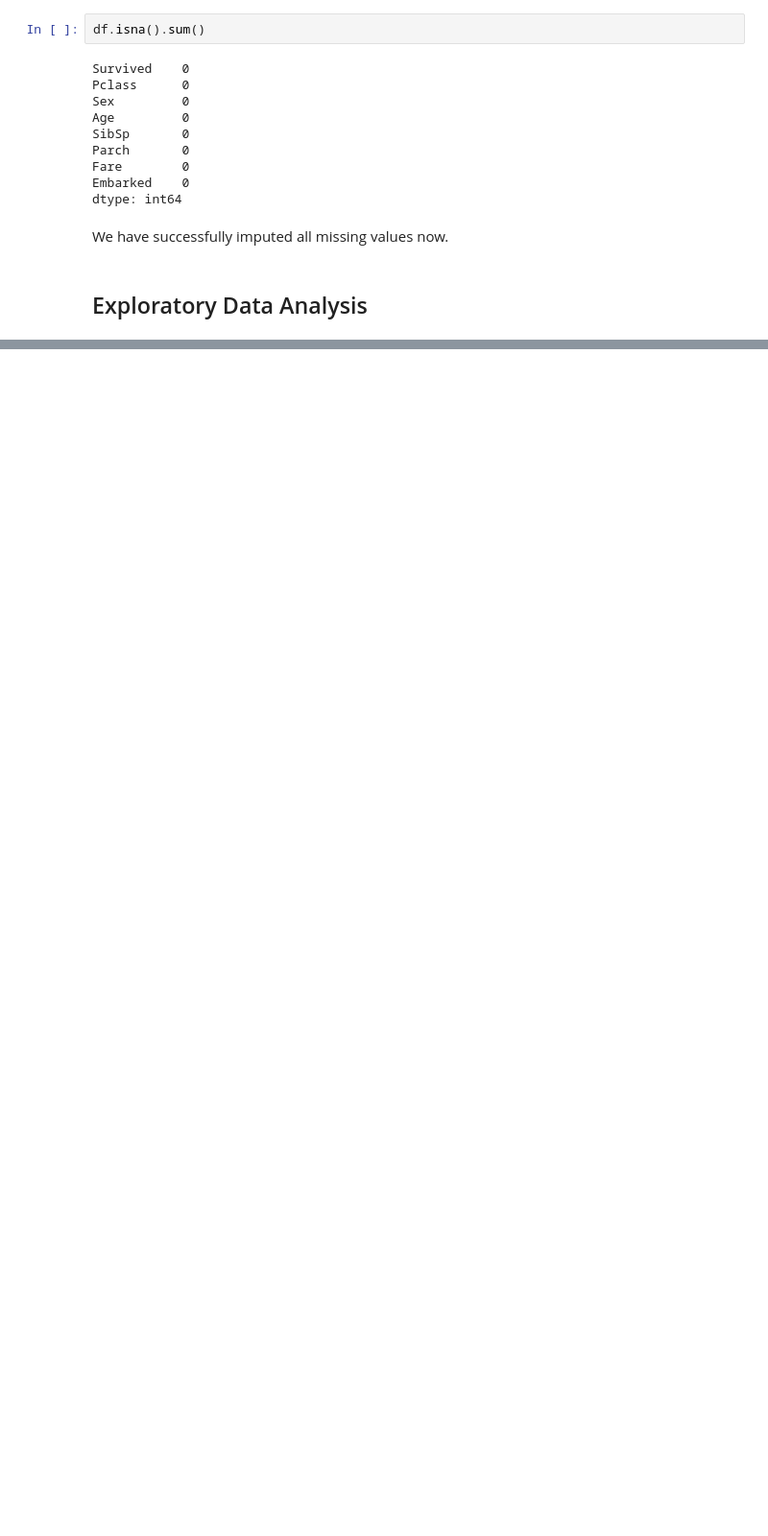
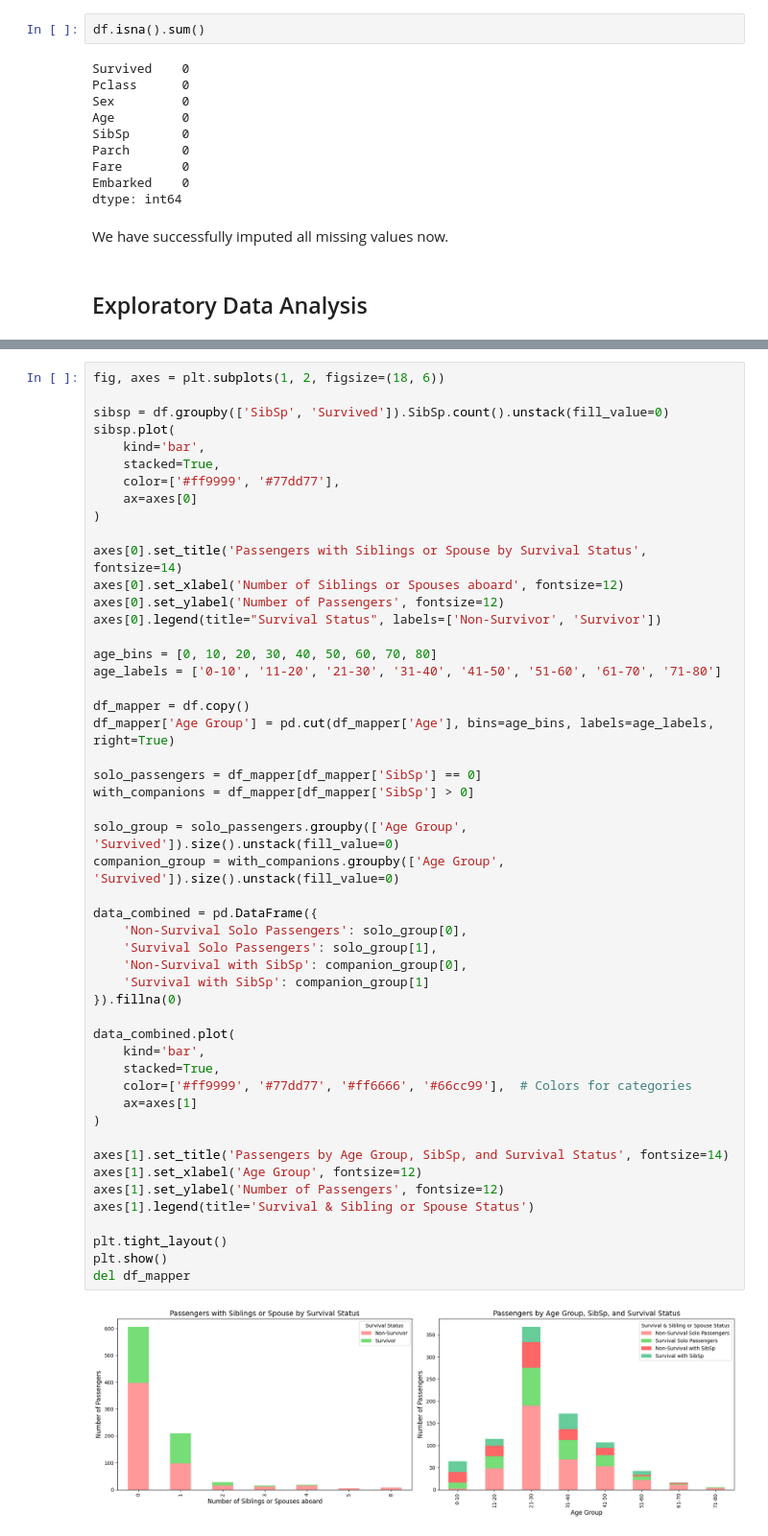
Before and after one commit to bribyte/titanic, a Jupyter notebook: analysis.ipynb, the cells around one changed output, grey strips where cells are left out. Shown: that part at 96% size. Cells and saved outputs as stored; diff of their text form; blank space fills up the shorter version.

```diff
--- a/analysis.ipynb
+++ b/analysis.ipynb
@@ -229,0 +388,52 @@ We have successfully imputed all missing values now.
+# %%
+fig, axes = plt.subplots(1, 2, figsize=(18, 6))
+
+sibsp = df.groupby(['SibSp', 'Survived']).SibSp.count().unstack(fill_value=0)
+sibsp.plot(
+    kind='bar',
+    stacked=True,
+    color=['#ff9999', '#77dd77'],
+    ax=axes[0]
+)
+
+axes[0].set_title('Passengers with Siblings or Spouse by Survival Status', fontsize=14)
+axes[0].set_xlabel('Number of Siblings or Spouses aboard', fontsize=12)
+axes[0].set_ylabel('Number of Passengers', fontsize=12)
+axes[0].legend(title="Survival Status", labels=['Non-Survivor', 'Survivor'])
+
+age_bins = [0, 10, 20, 30, 40, 50, 60, 70, 80]
+age_labels = ['0-10', '11-20', '21-30', '31-40', '41-50', '51-60', '61-70', '71-80']
+
+df_mapper = df.copy()
+df_mapper['Age Group'] = pd.cut(df_mapper['Age'], bins=age_bins, labels=age_labels, right=True)
+
+solo_passengers = df_mapper[df_mapper['SibSp'] == 0]
+with_companions = df_mapper[df_mapper['SibSp'] > 0]
+
+solo_group = solo_passengers.groupby(['Age Group', 'Survived']).size().unstack(fill_value=0)
+companion_group = with_companions.groupby(['Age Group', 'Survived']).size().unstack(fill_value=0)
+
+data_combined = pd.DataFrame({
+    'Non-Survival Solo Passengers': solo_group[0],
+    'Survival Solo Passengers': solo_group[1],
+    'Non-Survival with SibSp': companion_group[0],
+    'Survival with SibSp': companion_group[1]
+}).fillna(0)
+
+data_combined.plot(
+    kind='bar',
+    stacked=True,
+    color=['#ff9999', '#77dd77', '#ff6666', '#66cc99'],  # Colors for categories
+    ax=axes[1]
+)
+
+axes[1].set_title('Passengers by Age Group, SibSp, and Survival Status', fontsize=14)
+axes[1].set_xlabel('Age Group', fontsize=12)
+axes[1].set_ylabel('Number of Passengers', fontsize=12)
+axes[1].legend(title='Survival & Sibling or Spouse Status')
+
+plt.tight_layout()
+plt.show()
+del df_mapper
+# %% [output]
+[figure, added]
```
Also changed, not shown: parts of 23 cells of this notebook, 3 other files.
